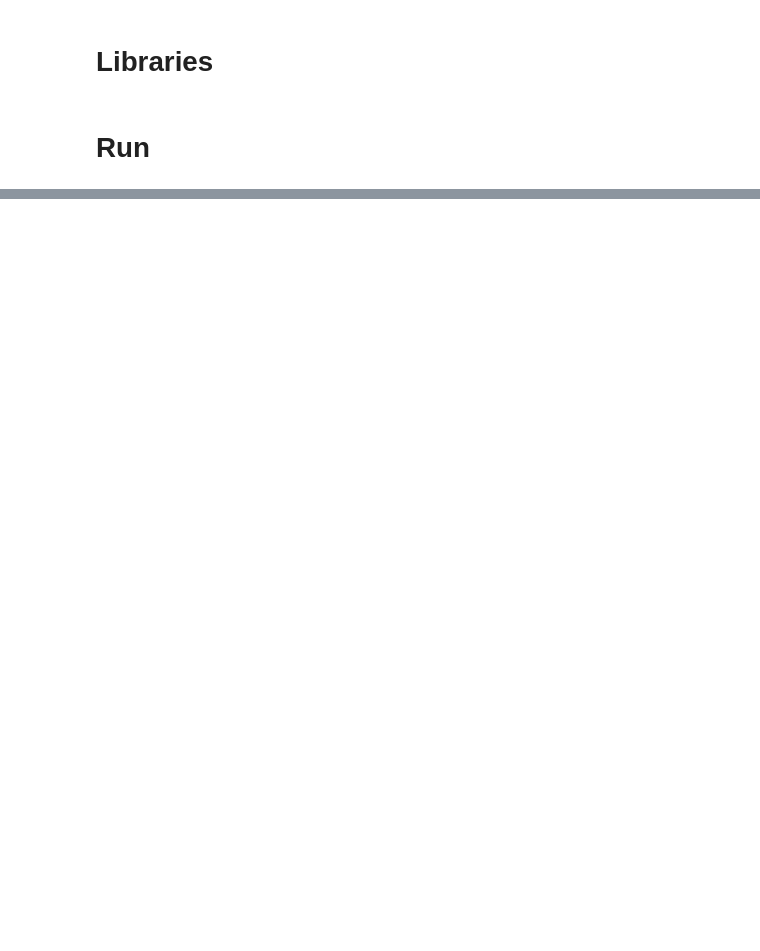
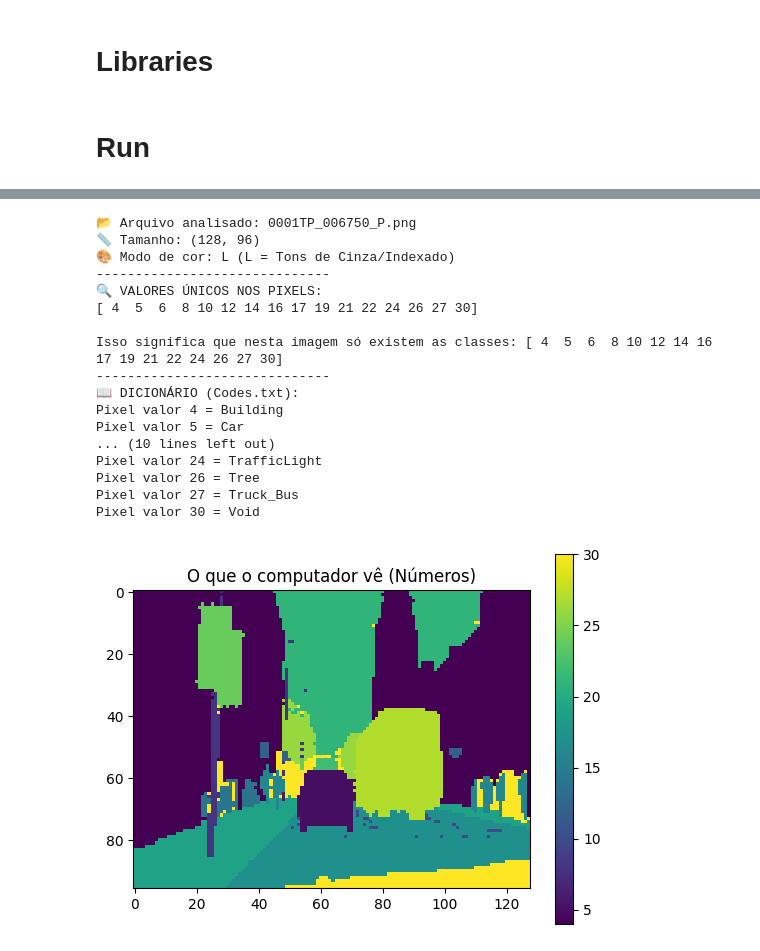
Before and after one commit to wmpjrufg/geoeyeai, a Jupyter notebook: test.ipynb, the cells around one changed output, grey strips where cells are left out. Drawn from its saved outputs; the diff is of its cells as text; code cells hidden in the pictures; blank space fills up the shorter version.

```diff
--- a/test.ipynb
+++ b/test.ipynb
@@ -35,0 +143,55 @@ learn.show_results(max_n=4, figsize=(7,8))
+# %%
+import numpy as np
+from PIL import Image
+
+# 1. Vamos pegar UM exemplo de máscara (Gabarito)
+mascara_exemplo = get_image_files(path/'labels')[0]
+img = Image.open(mascara_exemplo)
+dados_pixels = np.array(img)
+
+print(f"📂 Arquivo analisado: {mascara_exemplo.name}")
+print(f"📏 Tamanho: {img.size}")
+print(f"🎨 Modo de cor: {img.mode} (L = Tons de Cinza/Indexado)")
+print("-" * 30)
+
+# 2. O Segredo: O que tem dentro dos pixels?
+print("🔍 VALORES ÚNICOS NOS PIXELS:")
+unicos = np.unique(dados_pixels)
+print(unicos)
+print(f"\nIsso significa que nesta imagem só existem as classes: {unicos}")
+
+# 3. Traduzindo os números (codes.txt)
+codes = np.loadtxt(path/'codes.txt', dtype=str)
+print("-" * 30)
+print("📖 DICIONÁRIO (Codes.txt):")
+for num in unicos:
+    if num < len(codes):
+        print(f"Pixel valor {num} = {codes[num]}")
+    else:
+        print(f"Pixel valor {num} = Void/Ignorado")
+
+# 4. Ver visualmente
+import matplotlib.pyplot as plt
+plt.imshow(dados_pixels)
+plt.colorbar()
+plt.title("O que o computador vê (Números)")
+plt.show()
+# %% [output]
+📂 Arquivo analisado: 0001TP_006750_P.png
+📏 Tamanho: (128, 96)
+🎨 Modo de cor: L (L = Tons de Cinza/Indexado)
+------------------------------
+🔍 VALORES ÚNICOS NOS PIXELS:
+[ 4  5  6  8 10 12 14 16 17 19 21 22 24 26 27 30]
+
+Isso significa que nesta imagem só existem as classes: [ 4  5  6  8 10 12 14 16 17 19 21 22 24 26 27 30]
+------------------------------
+📖 DICIONÁRIO (Codes.txt):
+Pixel valor 4 = Building
+Pixel valor 5 = Car
+... (10 lines left out)
+Pixel valor 24 = TrafficLight
+Pixel valor 26 = Tree
+Pixel valor 27 = Truck_Bus
+Pixel valor 30 = Void
+[figure, added]
```
Also changed, not shown: parts of 4 cells of this notebook, 4 other files.
